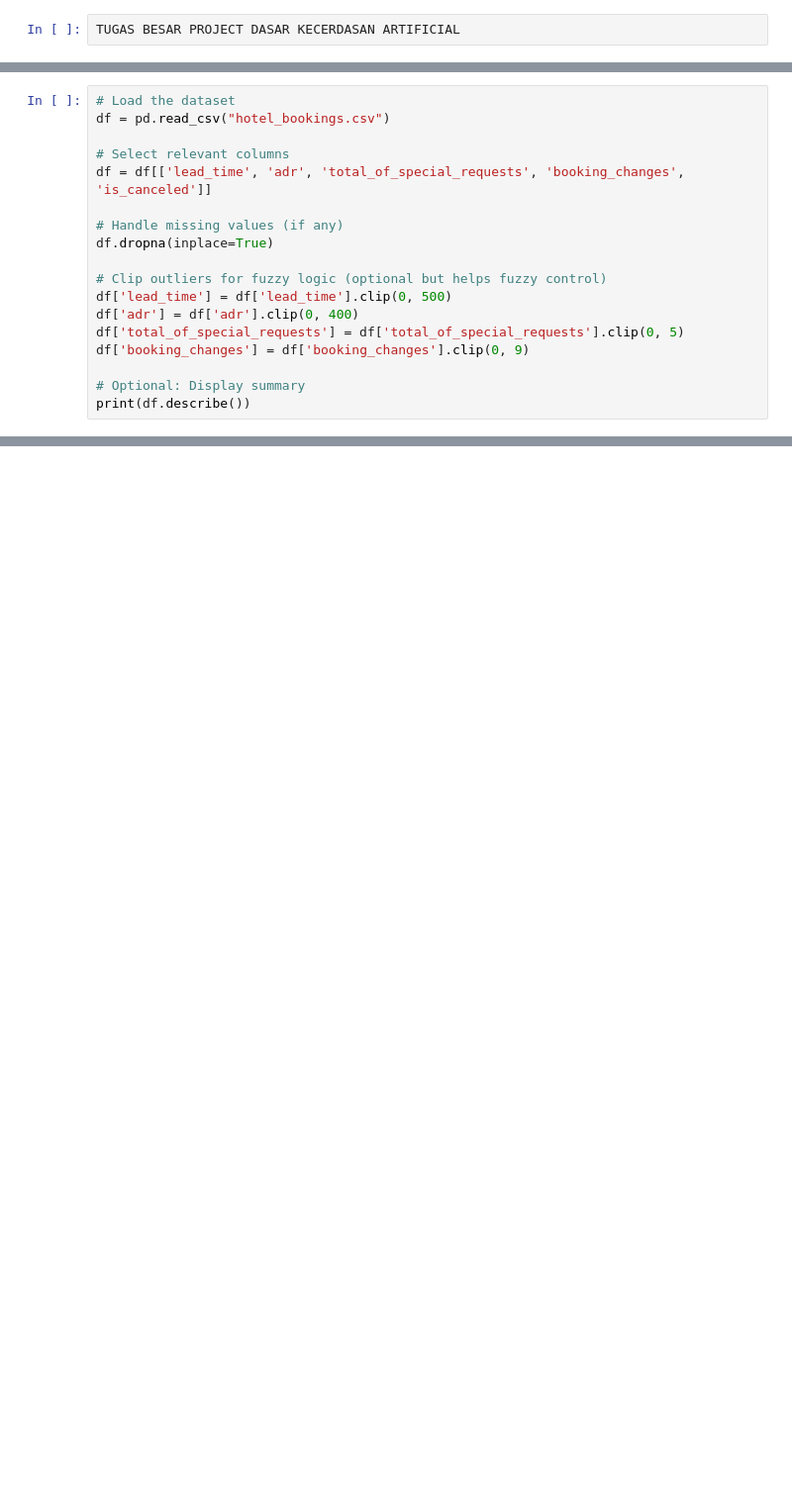
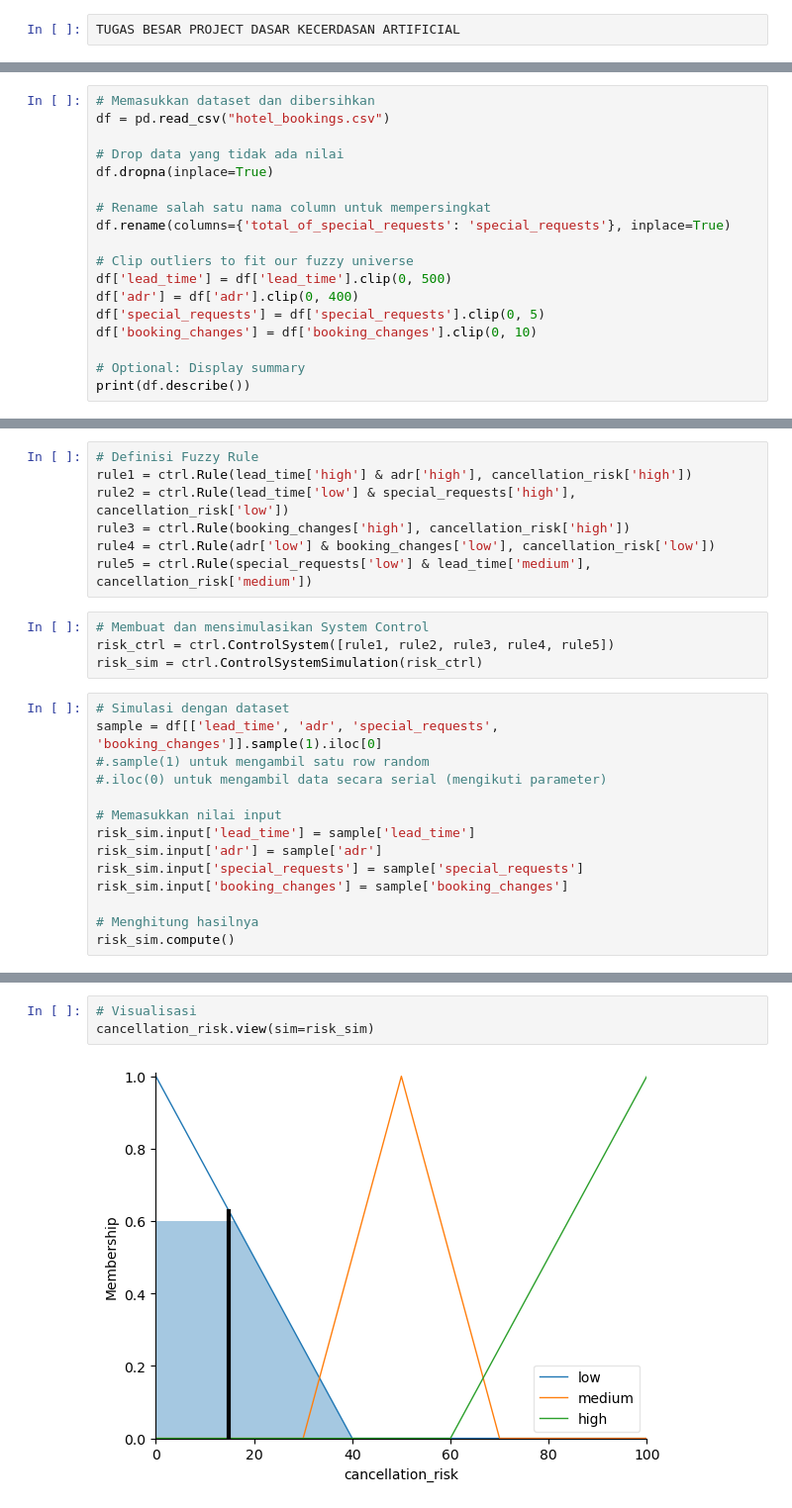
Before and after one commit to farrazrayacode/DKA-Tugas-Besar-Farraz-Refi, a Jupyter notebook: DKA PROJECT.ipynb, the cells around one changed output, grey strips where cells are left out. Shown: that part at 99% size. Drawn from its saved outputs; the diff is of its cells as text; blank space fills up the shorter version.

```diff
--- a/DKA PROJECT.ipynb
+++ b/DKA PROJECT.ipynb
@@ -10,18 +8,18 @@ import seaborn as sns
 # %%
-# Load the dataset
+# Memasukkan dataset dan dibersihkan
 df = pd.read_csv("hotel_bookings.csv")
 
-# Select relevant columns
-df = df[['lead_time', 'adr', 'total_of_special_requests', 'booking_changes', 'is_canceled']]
-
-# Handle missing values (if any)
+# Drop data yang tidak ada nilai
 df.dropna(inplace=True)
 
-# Clip outliers for fuzzy logic (optional but helps fuzzy control)
+# Rename salah satu nama column untuk mempersingkat
+df.rename(columns={'total_of_special_requests': 'special_requests'}, inplace=True)
+
+# Clip outliers to fit our fuzzy universe
 df['lead_time'] = df['lead_time'].clip(0, 500)
 df['adr'] = df['adr'].clip(0, 400)
-df['total_of_special_requests'] = df['total_of_special_requests'].clip(0, 5)
-df['booking_changes'] = df['booking_changes'].clip(0, 9)
+df['special_requests'] = df['special_requests'].clip(0, 5)
+df['booking_changes'] = df['booking_changes'].clip(0, 10)
 
 # Optional: Display summary
 print(df.describe())
@@ -99,0 +75,25 @@ def predict_cancellation_risk(lt, rate, requests, changes):
+# %%
+# Definisi Fuzzy Rule
+rule1 = ctrl.Rule(lead_time['high'] & adr['high'], cancellation_risk['high'])
+rule2 = ctrl.Rule(lead_time['low'] & special_requests['high'], cancellation_risk['low'])
+rule3 = ctrl.Rule(booking_changes['high'], cancellation_risk['high'])
+rule4 = ctrl.Rule(adr['low'] & booking_changes['low'], cancellation_risk['low'])
+rule5 = ctrl.Rule(special_requests['low'] & lead_time['medium'], cancellation_risk['medium'])
+# %%
+# Membuat dan mensimulasikan System Control
+risk_ctrl = ctrl.ControlSystem([rule1, rule2, rule3, rule4, rule5])
+risk_sim = ctrl.ControlSystemSimulation(risk_ctrl)
+# %%
+# Simulasi dengan dataset
+sample = df[['lead_time', 'adr', 'special_requests', 'booking_changes']].sample(1).iloc[0]
+#.sample(1) untuk mengambil satu row random
+#.iloc(0) untuk mengambil data secara serial (mengikuti parameter)
+
+# Memasukkan nilai input
+risk_sim.input['lead_time'] = sample['lead_time']
+risk_sim.input['adr'] = sample['adr']
+risk_sim.input['special_requests'] = sample['special_requests']
+risk_sim.input['booking_changes'] = sample['booking_changes']
+
+# Menghitung hasilnya
+risk_sim.compute()
@@ -99,0 +114,5 @@ def predict_cancellation_risk(lt, rate, requests, changes):
+# %%
+# Visualisasi
+cancellation_risk.view(sim=risk_sim)
+# %% [output]
+[figure, added]
```
Also changed, not shown: parts of 5 cells of this notebook.
